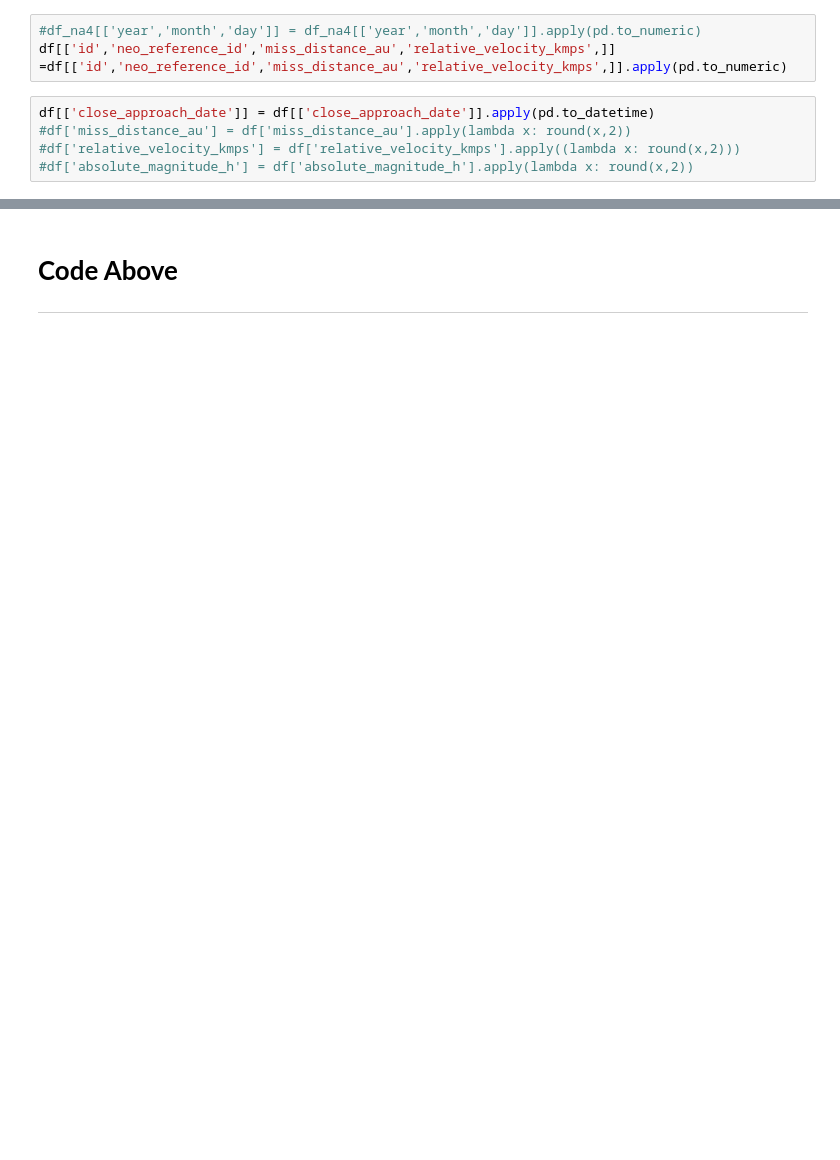
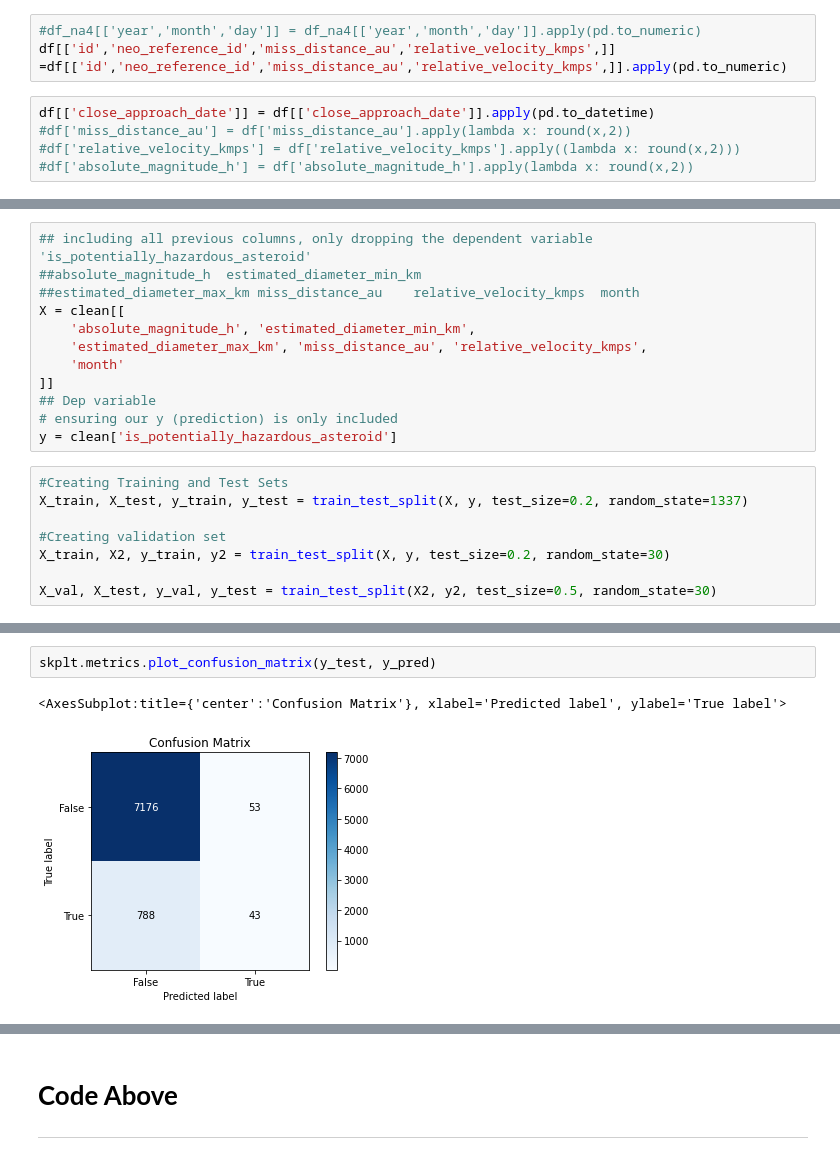
Before and after one commit to kashishverma10/neo_classification, a Jupyter notebook: NASA.ipynb, the cells around one changed output, grey strips where cells are left out. Saved outputs shown, nothing was run; the diff lists cells and outputs as text; blank space fills up the shorter version.

```diff
--- a/NASA.ipynb
+++ b/NASA.ipynb
@@ -210,0 +261,20 @@ dtype: object
+# %%
+## including all previous columns, only dropping the dependent variable 'is_potentially_hazardous_asteroid'
+##absolute_magnitude_h	estimated_diameter_min_km
+##estimated_diameter_max_km	miss_distance_au	relative_velocity_kmps	month
+X = clean[[
+    'absolute_magnitude_h', 'estimated_diameter_min_km',
+    'estimated_diameter_max_km', 'miss_distance_au', 'relative_velocity_kmps',
+    'month'
+]]
+## Dep variable
+# ensuring our y (prediction) is only included
+y = clean['is_potentially_hazardous_asteroid']
+# %%
+#Creating Training and Test Sets
+X_train, X_test, y_train, y_test = train_test_split(X, y, test_size=0.2, random_state=1337)
+
+#Creating validation set
+X_train, X2, y_train, y2 = train_test_split(X, y, test_size=0.2, random_state=30)
+
+X_val, X_test, y_val, y_test = train_test_split(X2, y2, test_size=0.5, random_state=30)
@@ -210,0 +306,5 @@ dtype: object
+# %%
+skplt.metrics.plot_confusion_matrix(y_test, y_pred)
+# %% [output]
+<AxesSubplot:title={'center':'Confusion Matrix'}, xlabel='Predicted label', ylabel='True label'>
+[figure, added]
```
Also changed, not shown: parts of 35 cells of this notebook.
